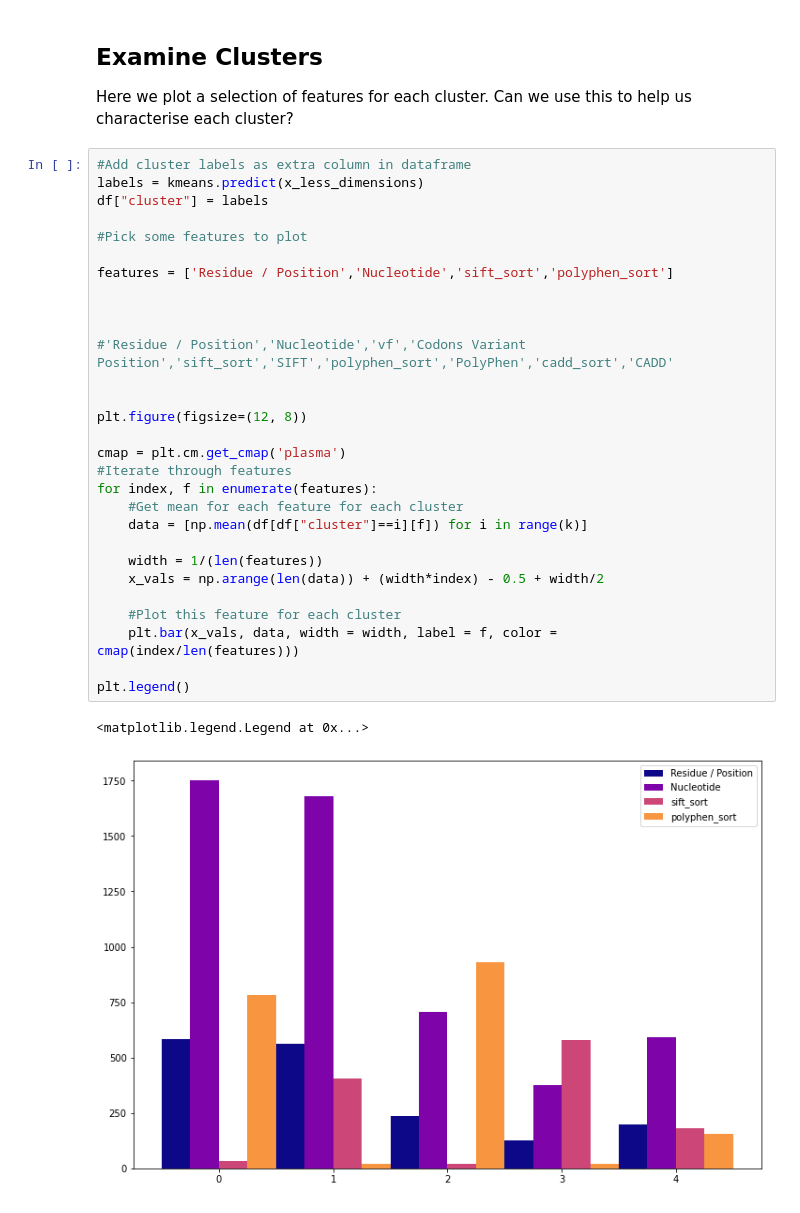
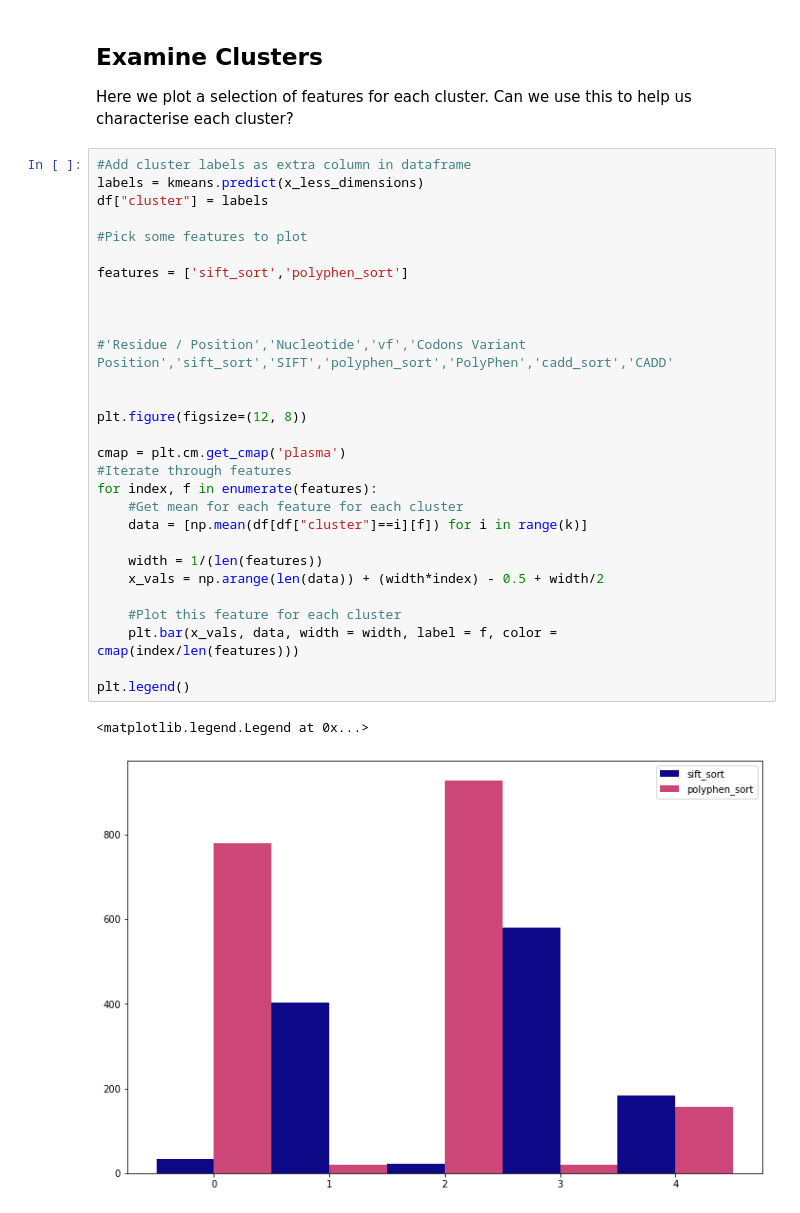
Before and after one commit to FabioRovai/DSAssignment3, a Jupyter notebook: beluu.ipynb, the cells around one changed output. Saved outputs shown, nothing was run; the diff lists cells and outputs as text.

```diff
--- a/beluu.ipynb
+++ b/beluu.ipynb
@@ -205,32 +220,32 @@ Here we plot a selection of features for each cluster. Can we use this to help u
 # %%
 #Add cluster labels as extra column in dataframe
 labels = kmeans.predict(x_less_dimensions)
 df["cluster"] = labels
 
 #Pick some features to plot
 
-features = ['Residue / Position','Nucleotide','sift_sort','polyphen_sort']
+features = ['sift_sort','polyphen_sort']
 
 
 
 #'Residue / Position','Nucleotide','vf','Codons Variant Position','sift_sort','SIFT','polyphen_sort','PolyPhen','cadd_sort','CADD'
 
 
 plt.figure(figsize=(12, 8))
 
 cmap = plt.cm.get_cmap('plasma')
 #Iterate through features
 for index, f in enumerate(features):
     #Get mean for each feature for each cluster
     data = [np.mean(df[df["cluster"]==i][f]) for i in range(k)]
 
     width = 1/(len(features))
     x_vals = np.arange(len(data)) + (width*index) - 0.5 + width/2
 
     #Plot this feature for each cluster
     plt.bar(x_vals, data, width = width, label = f, color = cmap(index/len(features)))
 
 plt.legend()
 # %% [output]
 <matplotlib.legend.Legend at 0x...>
-[figure, old version]
+[figure, new version]
```
Also changed, not shown: parts of 1 cell of this notebook.
